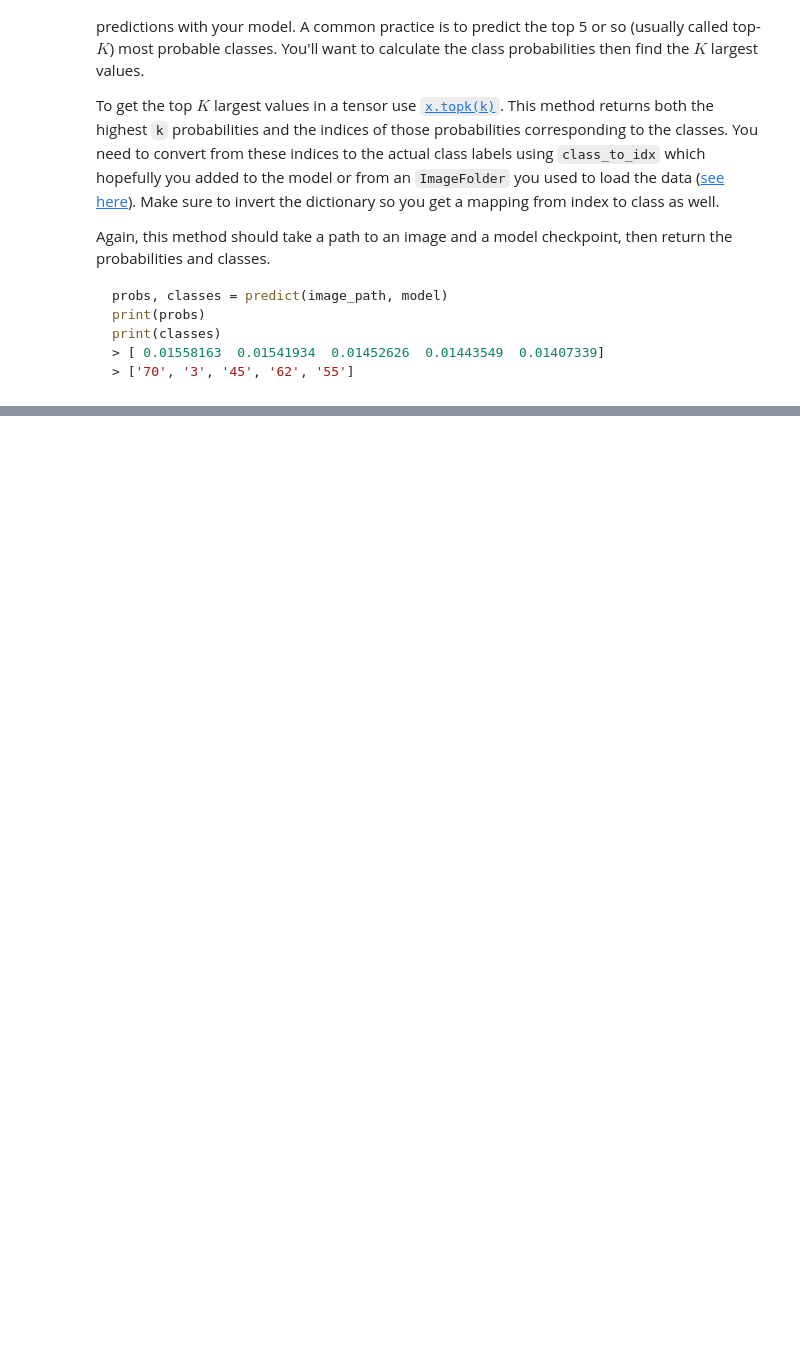
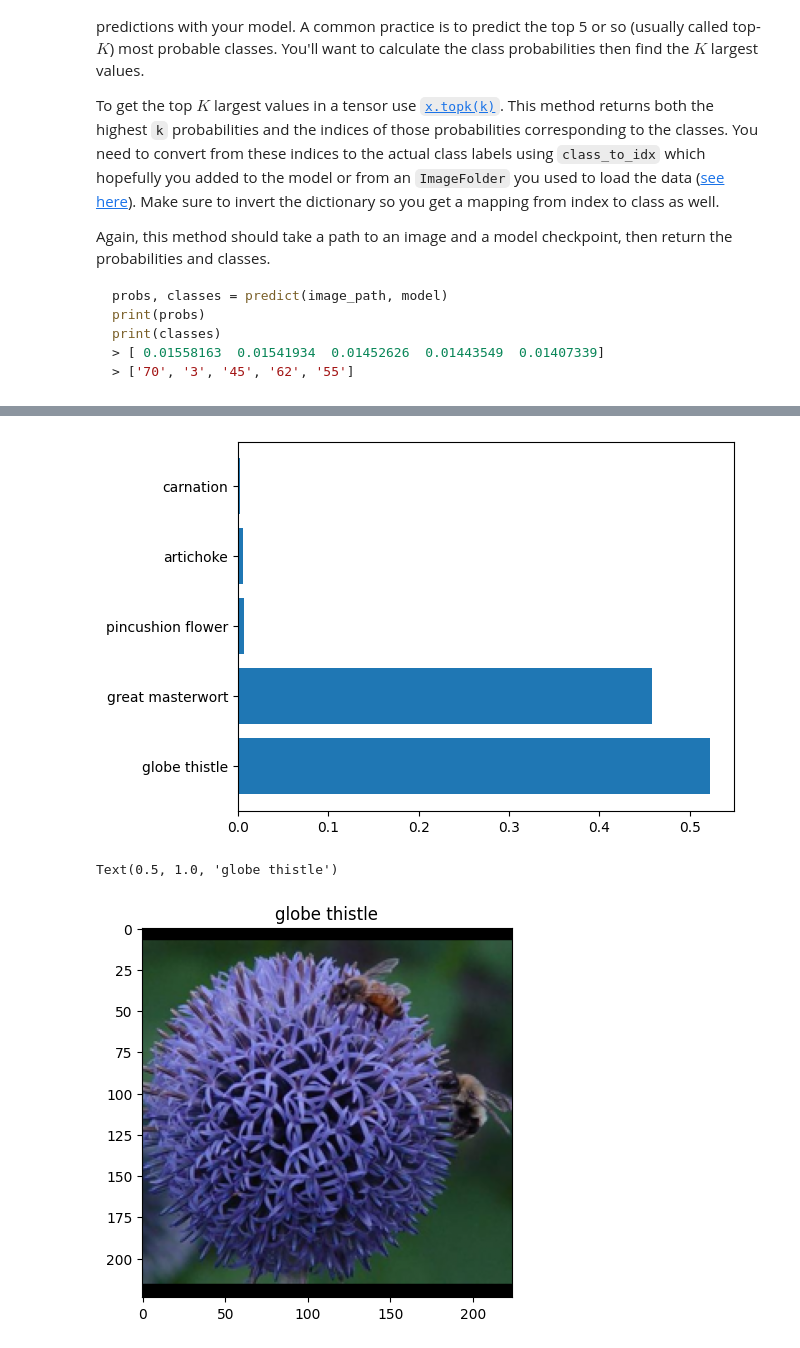
Before and after one commit to 68mjso/image-classifier, a Jupyter notebook: Image Classifier Project.ipynb, the cells around one changed output, grey strips where cells are left out. Saved outputs shown, nothing was run; the diff lists cells and outputs as text; code cells hidden in the pictures; blank space fills up the shorter version.

```diff
--- a/Image Classifier Project.ipynb
+++ b/Image Classifier Project.ipynb
@@ -244,6 +262,7 @@ Accuracy: 60.6%
 It's good practice to test your trained network on test data, images the network has never seen either in training or validation. This will give you a good estimate for the model's performance on completely new images. Run the test images through the network and measure the accuracy, the same way you did validation. You should be able to reach around 70% accuracy on the test set if the model has been trained well.
 # %%
 # TODO: Do validation on the test set
+#Validation
 model.eval()
 with torch.no_grad():
 
@@ -257,10 +276,11 @@ with torch.no_grad():
 
         labels = labels.to(device)
 
-        outputs = model(images)
-
+        # Forward image
+        outputs = model.forward(images)
+        # Compute loss
         loss = criterion(outputs, labels)
-
+        # Calculate total loss
         loss += loss.item()
 
         ps = torch.exp(outputs)
@@ -269,10 +289,13 @@ with torch.no_grad():
 
         equals = top_class == labels.view(*top_class.shape)
 
+        # Calculate accuracy
         accuracy += torch.mean(equals.type(torch.FloatTensor)).item()
 
+    # Calculate average loss
     avg_loss = loss / len(dataloaders["validation"])
 
+    # Calculate average accuracy
     avg_accuracy = round(accuracy / len(dataloaders["validation"]) * 100, 1)
 
     print(f"Test Loss: {avg_loss}\n")
@@ -362,7 +413,7 @@ def imshow(image, ax=None, title=None):
 
     # PyTorch tensors assume the color channel is the first dimension
     # but matplotlib assumes is the third dimension
-    image = image.numpy().transpose((1, 2, 0))
+    image = image.transpose((1, 2, 0))
 
     # Undo preprocessing
     mean = np.array([0.485, 0.456, 0.406])
@@ -409,0 +497,35 @@ You can convert from the class integer encoding to actual flower names with the
+# %%
+# load model
+model = load_checkpoint("checkpoint.pth")
+device = torch.device("cuda")
+model = model.to(device)
+
+# Take random label
+rand_lbl = random.choice(os.listdir(test_dir))
+
+# Take random image
+rand_img = random.choice(os.listdir(f"{test_dir}/{rand_lbl}"))
+
+# Get image path
+img_path = os.path.join(test_dir, rand_lbl, rand_img)
+
+# Get flower name
+flower_name = cat_to_name[rand_lbl]
+
+# Process image
+image = process_image(image=img_path)
+
+# Predict image
+top_ps, top_classes = predict(img_path, model)
+
+# Display result
+plt.barh(top_classes, top_ps)
+
+plt.show()
+
+# Display Image
+imshow(image).set_title(f"{flower_name}")
+# %% [output]
+[figure, added]
+Text(0.5, 1.0, 'globe thistle')
+[figure, added]
```
Also changed, not shown: parts of 7 cells of this notebook.
